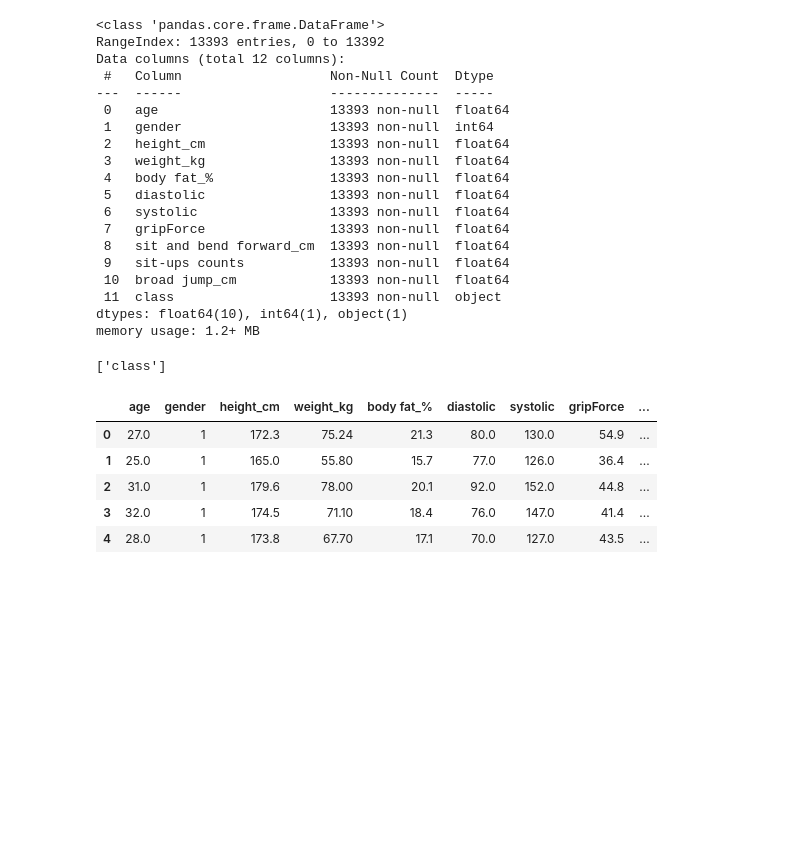
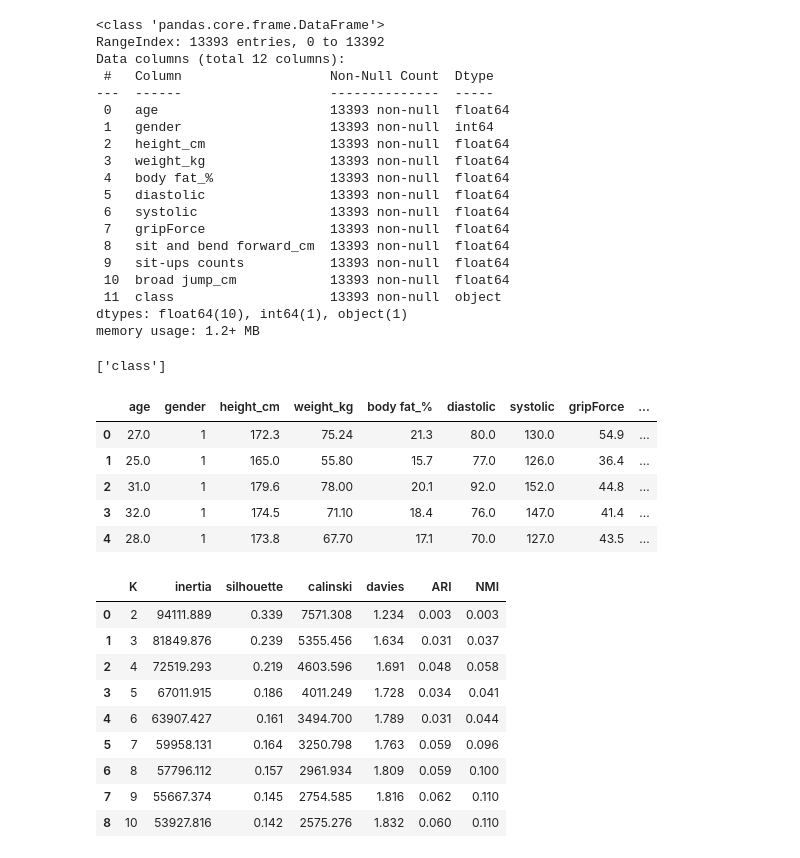
Before and after one commit to Vegetuna/Github_Team_SH, a Jupyter notebook: 251013/01_K_means.ipynb, the cells around one changed output. Cells and saved outputs as stored; diff of their text form; code cells hidden in the pictures; blank space fills up the shorter version.

```diff
--- a/251013/01_K_means.ipynb
+++ b/251013/01_K_means.ipynb
@@ -246,3 +246,45 @@ X = df.drop('class', axis= 1).values
 Y = df['class'].values
 # 스탠다드 스케일링
 X_std = StandardScaler().fit_transform(X)
+# %%
+# 군집의 개수에 따른 검증 지표 확인
+# 개수를 2개부터 10개까지 확인
+# 검증 지표를 저장할 빈 리스트 생성
+rows = []
+
+for k in range (2, 11):
+    # k : 군집의 개수
+    km = KMeans(n_clusters= k, n_init= 10, random_state= 42)
+    pred = km.fit_predict(X_std)
+    # 검증 지표
+    iner = km.inertia_
+    sil = silhouette_score(X_std, pred)
+    cali = calinski_harabasz_score(X_std, pred)
+    davies = davies_bouldin_score(X_std, pred)
+    ari = adjusted_rand_score(Y, pred)
+    nmi = normalized_mutual_info_score(Y, pred)
+
+    row = {
+        "K" : k,
+        "inertia" : iner,
+        "silhouette" : sil,
+        "calinski" : cali,
+        "davies" : davies,
+        "ARI" : ari,
+        "NMI" : nmi
+    }
+    rows.append(row)
+# %%
+scores = pd.DataFrame(rows)
+scores.round(3)
+# %% [output]
+|  | K | inertia | silhouette | calinski | davies | ARI | NMI |
+| 0 | 2 | 94111.889 | 0.339 | 7571.308 | 1.234 | 0.003 | 0.003 |
+| 1 | 3 | 81849.876 | 0.239 | 5355.456 | 1.634 | 0.031 | 0.037 |
+| 2 | 4 | 72519.293 | 0.219 | 4603.596 | 1.691 | 0.048 | 0.058 |
+| 3 | 5 | 67011.915 | 0.186 | 4011.249 | 1.728 | 0.034 | 0.041 |
+| 4 | 6 | 63907.427 | 0.161 | 3494.700 | 1.789 | 0.031 | 0.044 |
+| 5 | 7 | 59958.131 | 0.164 | 3250.798 | 1.763 | 0.059 | 0.096 |
+| 6 | 8 | 57796.112 | 0.157 | 2961.934 | 1.809 | 0.059 | 0.100 |
+| 7 | 9 | 55667.374 | 0.145 | 2754.585 | 1.816 | 0.062 | 0.110 |
+| 8 | 10 | 53927.816 | 0.142 | 2575.276 | 1.832 | 0.060 | 0.110 |
```
